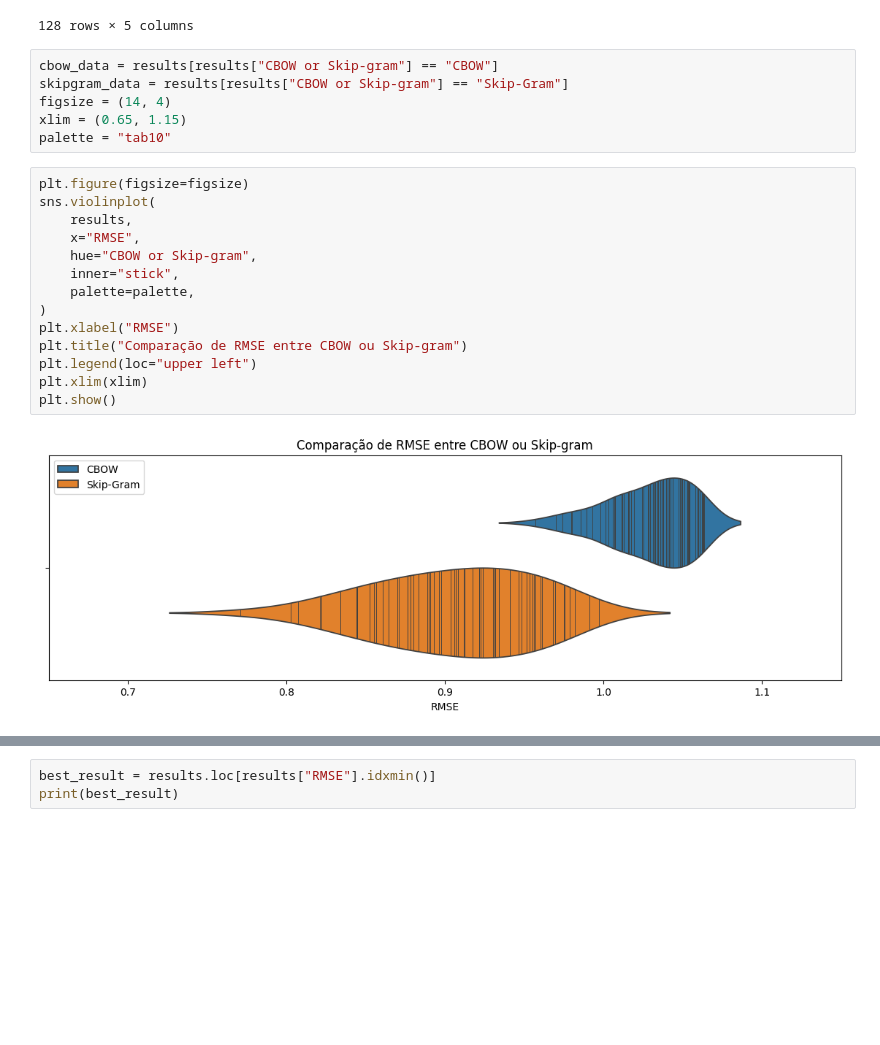
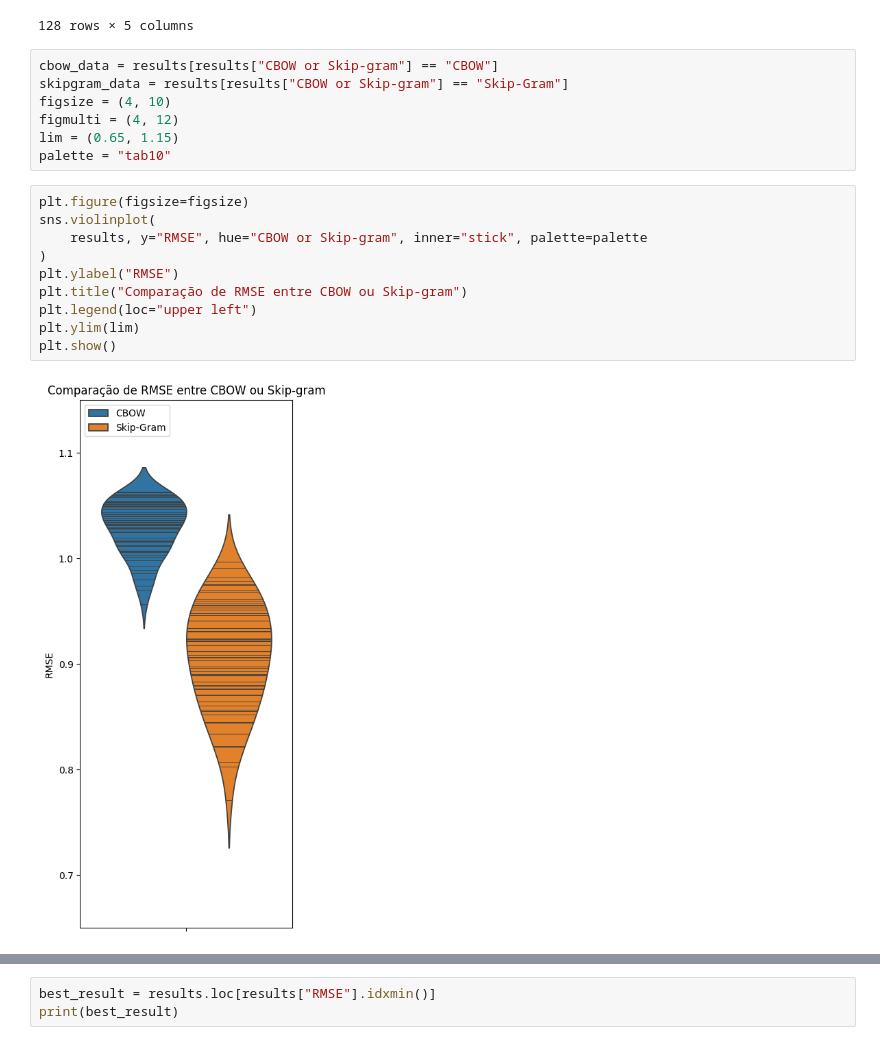
Before and after one commit to vasilva/NLP-word2vec, a Jupyter notebook: Results.ipynb, the cells around one changed output, grey strips where cells are left out. Cells and saved outputs as stored; diff of their text form; blank space fills up the shorter version.

```diff
--- a/Results.ipynb
+++ b/Results.ipynb
@@ -23,24 +23,21 @@ results
 # %%
 cbow_data = results[results["CBOW or Skip-gram"] == "CBOW"]
 skipgram_data = results[results["CBOW or Skip-gram"] == "Skip-Gram"]
-figsize = (14, 4)
-xlim = (0.65, 1.15)
+figsize = (4, 10)
+figmulti = (4, 12)
+lim = (0.65, 1.15)
 palette = "tab10"
 # %%
 plt.figure(figsize=figsize)
 sns.violinplot(
-    results,
-    x="RMSE",
-    hue="CBOW or Skip-gram",
-    inner="stick",
-    palette=palette,
+    results, y="RMSE", hue="CBOW or Skip-gram", inner="stick", palette=palette
 )
-plt.xlabel("RMSE")
+plt.ylabel("RMSE")
 plt.title("Comparação de RMSE entre CBOW ou Skip-gram")
 plt.legend(loc="upper left")
-plt.xlim(xlim)
+plt.ylim(lim)
 plt.show()
 # %% [output]
-[figure, old version]
+[figure, new version]
 # %%
 plt.figure(figsize=figsize)
```
Also changed, not shown: parts of 6 cells of this notebook, 1 other file.
